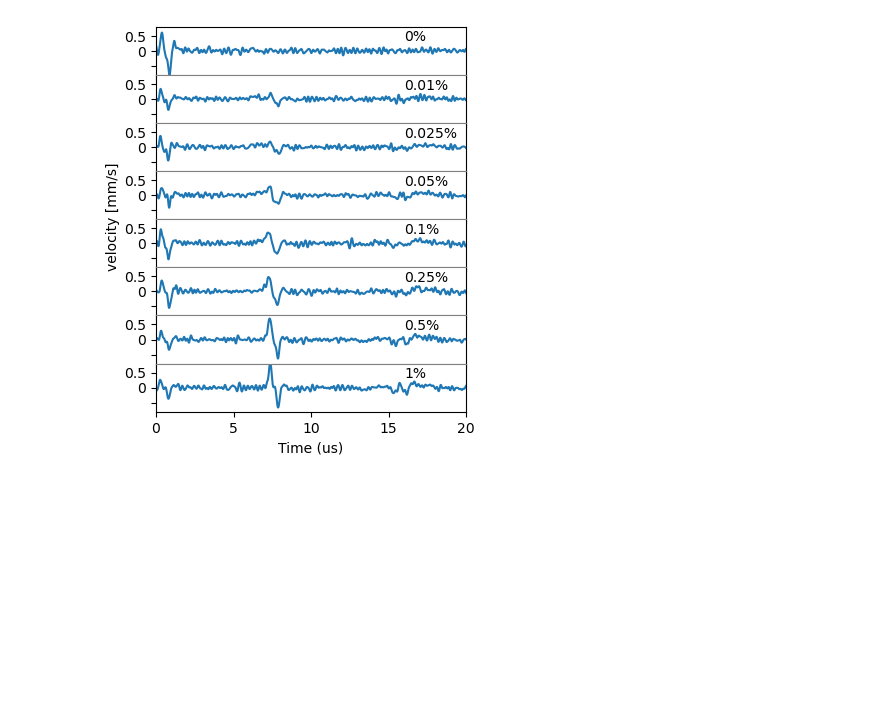
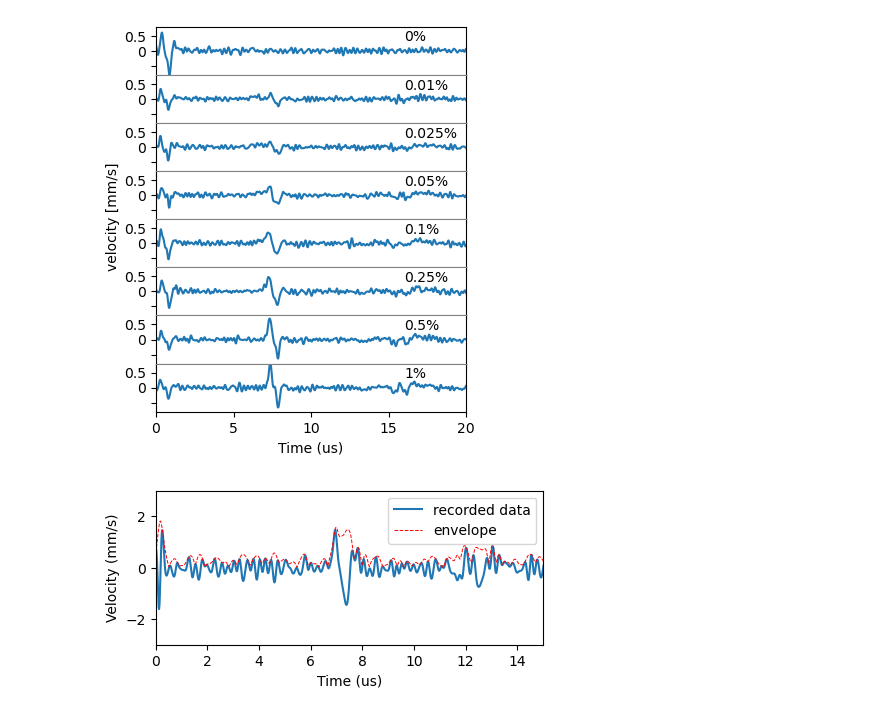
Before and after one commit to edieussa/PA_Data_and_Figures, a Jupyter notebook: PA_LDV_data_analysis.ipynb, the cells around one changed output. Saved outputs shown, nothing was run; the diff lists cells and outputs as text; code cells hidden in the pictures; blank space fills up the shorter version.

```diff
--- a/PA_LDV_data_analysis.ipynb
+++ b/PA_LDV_data_analysis.ipynb
@@ -83,2 +145,40 @@ plt.show()
 # %% [output]
 [figure]
+# %%
+time = np.linspace(-pretrig/fs, (len(c0)-pretrig)/fs, len(c0))*1e6
+scan_data = hf['scans/pdms_middle_1s_10mm_125umstep_1000pcm_velocity']
+
+pretrig = 540
+
+
+# Apply the filter to each time series in scan_data
+filtered_data = np.empty(scan_data.shape)
+for i in range(scan_data.shape[0]):
+    filtered_data[i, :] = butter_lowpass_filter(scan_data[i, :]*1e3, 5e6, fs, order=5)
+
+
+time = np.linspace(-pretrig/fs, (len(filtered_data[1,:])-pretrig)/fs, len(filtered_data[1,:]))*1e6
+
+#pretrig = 256
+
+# Slice the time and filtered_data arrays
+time = time[pretrig:1600]
+filtered_data = filtered_data[:, pretrig:1600]
+# calculate hilbert transform for each row
+hilbert_data = np.empty(filtered_data.shape, dtype=np.complex_)
+for i in range(filtered_data.shape[0]):
+    hilbert_data[i,:] = signal.hilbert(filtered_data[i,:])
+
+row = 32
+# plot data from row 30 of filtered data
+fig = plt.figure(figsize=(5,2))
+plt.plot(time, filtered_data[row,:])
+plt.plot(time, np.abs(hilbert_data[row,:]),'r--', linewidth=0.7)
+plt.ylim(-3,3)
+plt.xlim(0,15)
+plt.xlabel('Time (us)')
+plt.ylabel('Velocity (mm/s)')
+plt.legend(['recorded data', 'envelope'])
+fig.savefig('measuredsignal.pdf', bbox_inches='tight')
+# %% [output]
+[figure, added]
```
Also changed, not shown: parts of 6 cells of this notebook, 1 other file.
